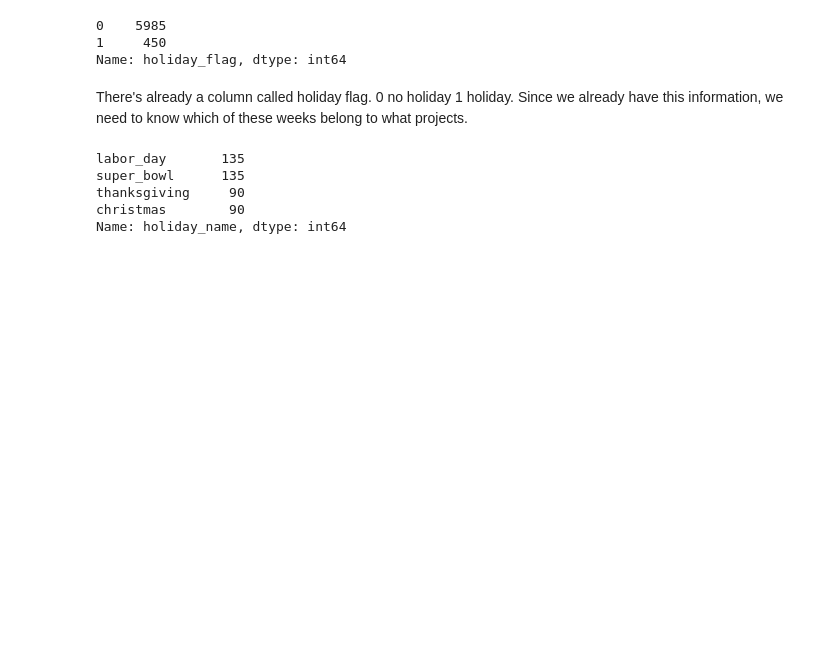
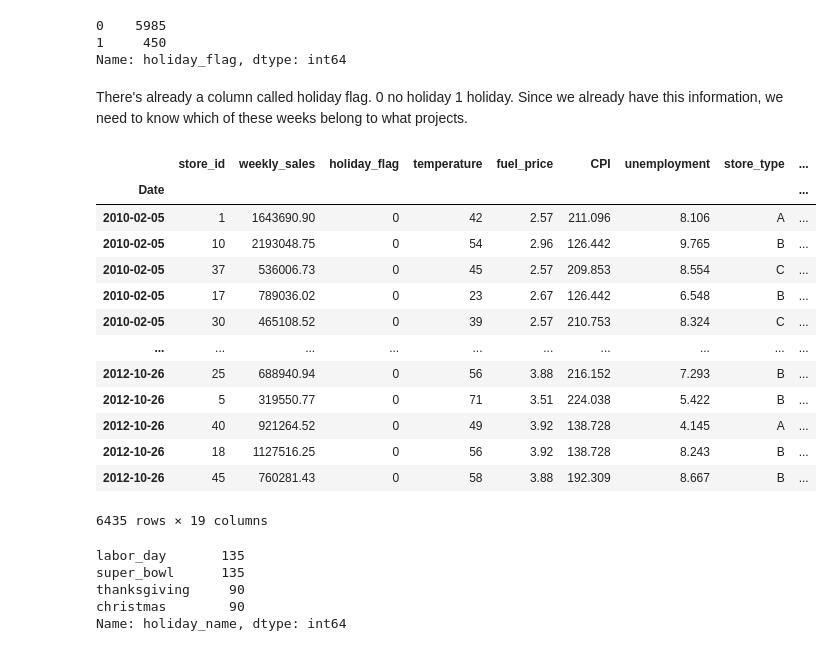
Before and after one commit to Attention-Walmart-Shoppers/capstone, a Jupyter notebook: Heather Initial Notebook.ipynb, the cells around one changed output. Cells and saved outputs as stored; diff of their text form; code cells hidden in the pictures; blank space fills up the shorter version.

Commit message:
add holiday function

```diff
--- a/Heather Initial Notebook.ipynb
+++ b/Heather Initial Notebook.ipynb
@@ -134,7 +138,22 @@ df.loc[df.index.isin(dates_list) == True, 'holiday_name'] = 'labor_day'
 dates_list = [dt.datetime.strptime(date, "%Y-%m-%d").date() for date in thanksgivings]
 df.loc[df.index.isin(dates_list) == True, 'holiday_name'] = 'thanksgiving'
 # %%
-df =
+df.fillna('no_holiday')
+# %% [output]
+|  | store_id | weekly_sales | holiday_flag | temperature | fuel_price | CPI | unemployment | store_type | ... |
+| Date |  |  |  |  |  |  |  |  | ... |
+| 2010-02-05 | 1 | 1643690.90 | 0 | 42 | 2.57 | 211.096 | 8.106 | A | ... |
+| 2010-02-05 | 10 | 2193048.75 | 0 | 54 | 2.96 | 126.442 | 9.765 | B | ... |
+| 2010-02-05 | 37 | 536006.73 | 0 | 45 | 2.57 | 209.853 | 8.554 | C | ... |
+| 2010-02-05 | 17 | 789036.02 | 0 | 23 | 2.67 | 126.442 | 6.548 | B | ... |
+| 2010-02-05 | 30 | 465108.52 | 0 | 39 | 2.57 | 210.753 | 8.324 | C | ... |
+| ... | ... | ... | ... | ... | ... | ... | ... | ... | ... |
+| 2012-10-26 | 25 | 688940.94 | 0 | 56 | 3.88 | 216.152 | 7.293 | B | ... |
+| 2012-10-26 | 5 | 319550.77 | 0 | 71 | 3.51 | 224.038 | 5.422 | B | ... |
+| 2012-10-26 | 40 | 921264.52 | 0 | 49 | 3.92 | 138.728 | 4.145 | A | ... |
+| 2012-10-26 | 18 | 1127516.25 | 0 | 56 | 3.92 | 138.728 | 8.243 | B | ... |
+| 2012-10-26 | 45 | 760281.43 | 0 | 58 | 3.88 | 192.309 | 8.667 | B | ... |
+6435 rows × 19 columns
 # %%
 df.holiday_name.value_counts()
 # %% [output]
```
Also changed, not shown: parts of 1 cell of this notebook, 1 other file.
